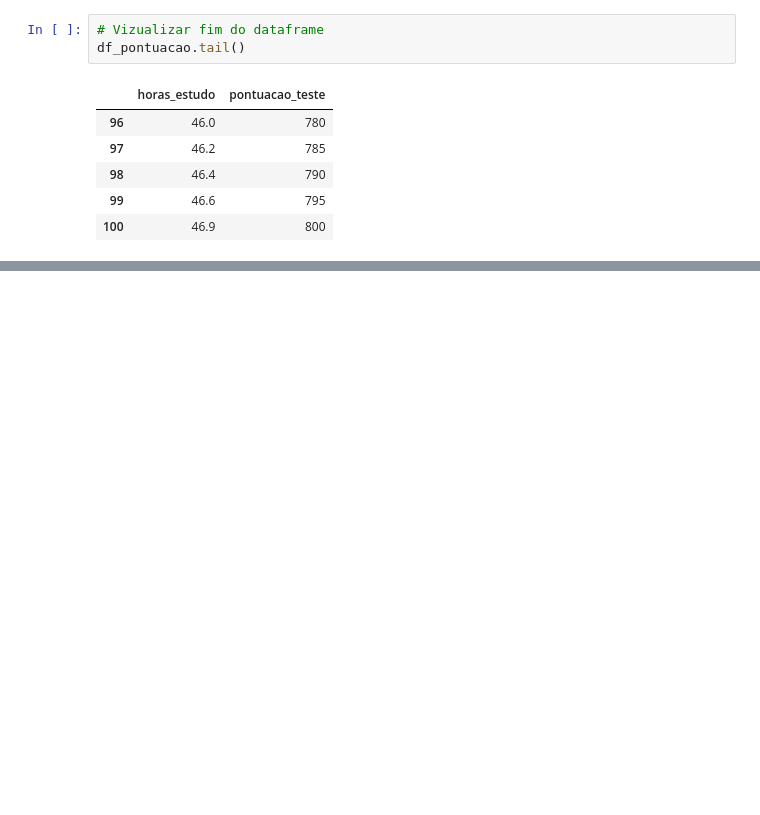
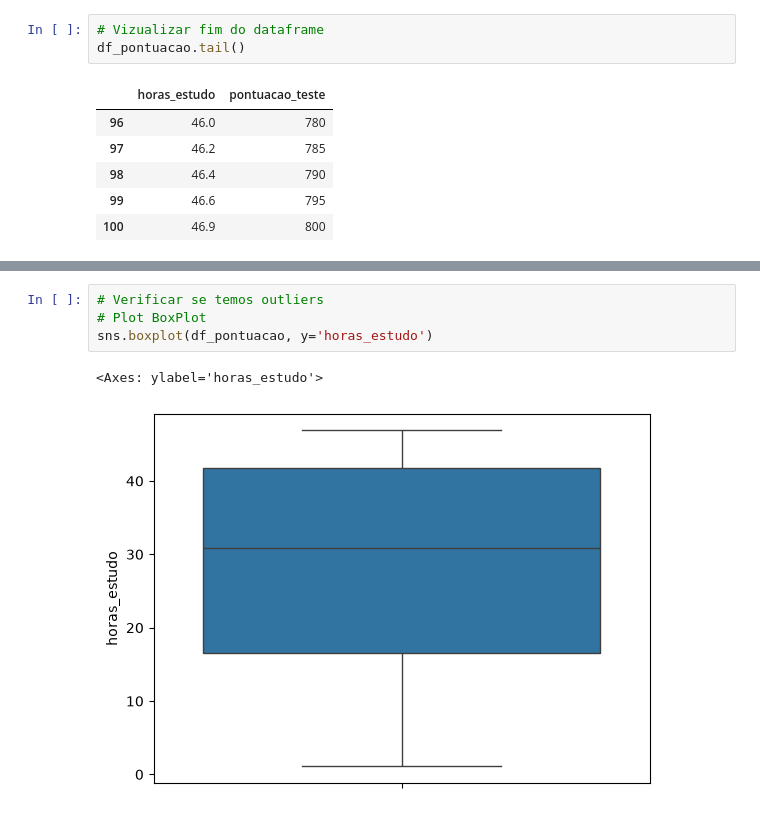
Before and after one commit to Manoelhns/regressao-linear-simples, a Jupyter notebook: modelo_pontuacao.ipynb, the cells around one changed output, grey strips where cells are left out. Saved outputs shown, nothing was run; the diff lists cells and outputs as text; blank space fills up the shorter version.

```diff
--- a/modelo_pontuacao.ipynb
+++ b/modelo_pontuacao.ipynb
@@ -46,0 +70,7 @@ df_pontuacao.tail()
+# %%
+# Verificar se temos outliers
+# Plot BoxPlot
+sns.boxplot(df_pontuacao, y='horas_estudo')
+# %% [output]
+<Axes: ylabel='horas_estudo'>
+[figure, added]
```
Also changed, not shown: parts of 8 cells of this notebook.
